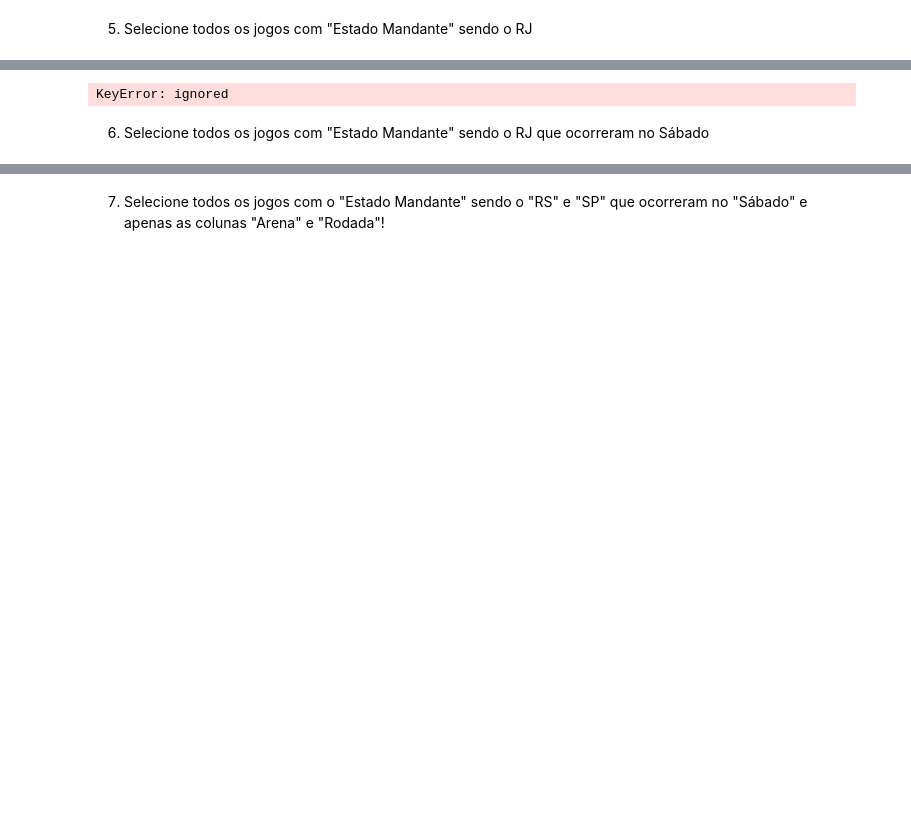
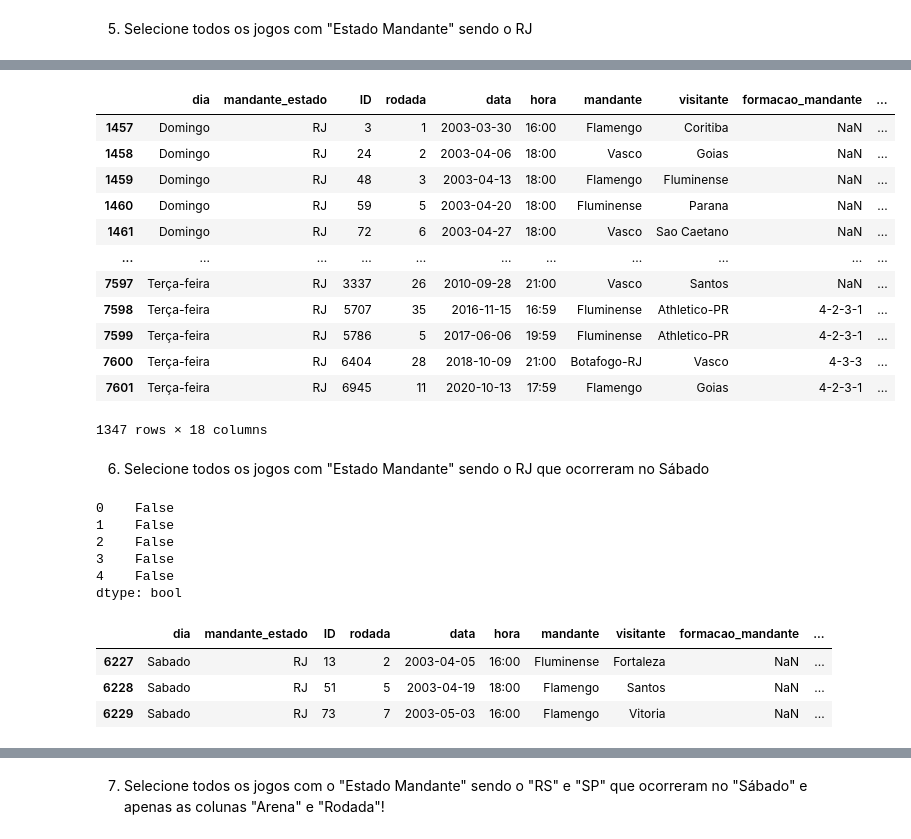
Before and after one commit to LeonardoHyppolito/Estudos, a Jupyter notebook: Lista_2_Pandas.ipynb, the cells around one changed output, grey strips where cells are left out. Drawn from its saved outputs; the diff is of its cells as text; code cells hidden in the pictures; blank space fills up the shorter version.

```diff
--- a/Lista_2_Pandas.ipynb
+++ b/Lista_2_Pandas.ipynb
@@ -136,6 +135,21 @@ df.head()
-# %%
-df.loc["mandante_estado"] == "RJ"
-# %% [output]
-KeyError: ignored
+# %%
+#Criando um df2, para armazenar um slice do meu df, em que todos os mandantes, são do estado do rio de janeiro.
+df2 = df.loc[df.mandante_estado == "RJ"]
+# %%
+df2 # Visualizando o df, com todos mandantes == RJ
+# %% [output]
+|  | dia | mandante_estado | ID | rodada | data | hora | mandante | visitante | formacao_mandante | ... |
+| 1457 | Domingo | RJ | 3 | 1 | 2003-03-30 | 16:00 | Flamengo | Coritiba | NaN | ... |
+| 1458 | Domingo | RJ | 24 | 2 | 2003-04-06 | 18:00 | Vasco | Goias | NaN | ... |
+| 1459 | Domingo | RJ | 48 | 3 | 2003-04-13 | 18:00 | Flamengo | Fluminense | NaN | ... |
+| 1460 | Domingo | RJ | 59 | 5 | 2003-04-20 | 18:00 | Fluminense | Parana | NaN | ... |
+| 1461 | Domingo | RJ | 72 | 6 | 2003-04-27 | 18:00 | Vasco | Sao Caetano | NaN | ... |
+| ... | ... | ... | ... | ... | ... | ... | ... | ... | ... | ... |
+| 7597 | Terça-feira | RJ | 3337 | 26 | 2010-09-28 | 21:00 | Vasco | Santos | NaN | ... |
+| 7598 | Terça-feira | RJ | 5707 | 35 | 2016-11-15 | 16:59 | Fluminense | Athletico-PR | 4-2-3-1 | ... |
+| 7599 | Terça-feira | RJ | 5786 | 5 | 2017-06-06 | 19:59 | Fluminense | Athletico-PR | 4-2-3-1 | ... |
+| 7600 | Terça-feira | RJ | 6404 | 28 | 2018-10-09 | 21:00 | Botafogo-RJ | Vasco | 4-3-3 | ... |
+| 7601 | Terça-feira | RJ | 6945 | 11 | 2020-10-13 | 17:59 | Flamengo | Goias | 4-2-3-1 | ... |
+1347 rows × 18 columns
 # %% [markdown]
 6) Selecione todos os jogos com "Estado Mandante" sendo o RJ que ocorreram no Sábado
@@ -141,0 +161,10 @@ KeyError: ignored
+# %%
+# Conferindo se alguma das informações das primeiras linhas, satisfazem as duas condições.
+(estado_mandante & dia_jogo).head() # Se uma das condições for falsa, ele nos retorna false.
+# %% [output]
+0    False
+1    False
+2    False
+3    False
+4    False
+dtype: bool
@@ -141,0 +174,7 @@ KeyError: ignored
+# %%
+df_rj_sabado.head(3)
+# %% [output]
+|  | dia | mandante_estado | ID | rodada | data | hora | mandante | visitante | formacao_mandante | ... |
+| 6227 | Sabado | RJ | 13 | 2 | 2003-04-05 | 16:00 | Fluminense | Fortaleza | NaN | ... |
+| 6228 | Sabado | RJ | 51 | 5 | 2003-04-19 | 18:00 | Flamengo | Santos | NaN | ... |
+| 6229 | Sabado | RJ | 73 | 7 | 2003-05-03 | 16:00 | Flamengo | Vitoria | NaN | ... |
```
Also changed, not shown: parts of 22 cells of this notebook.
